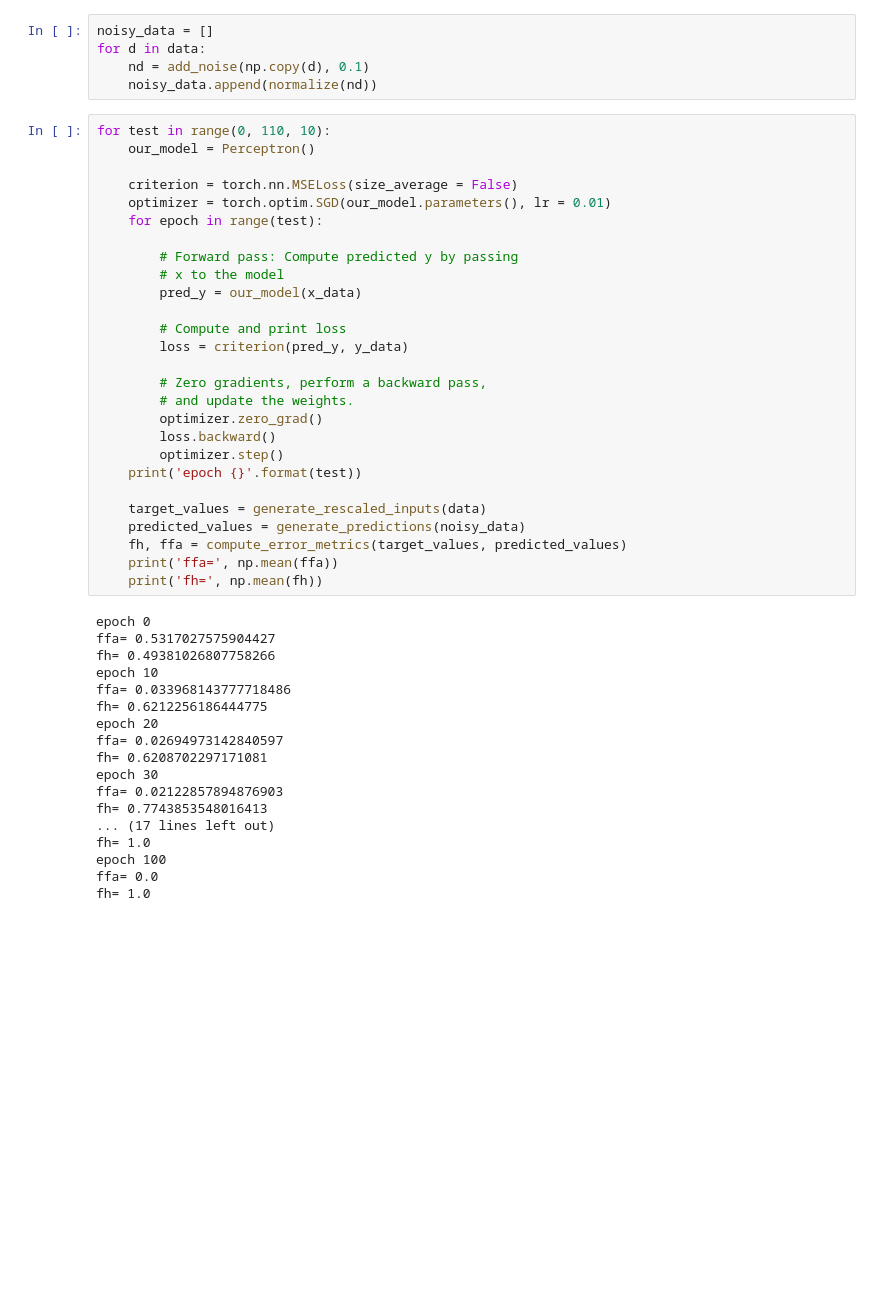
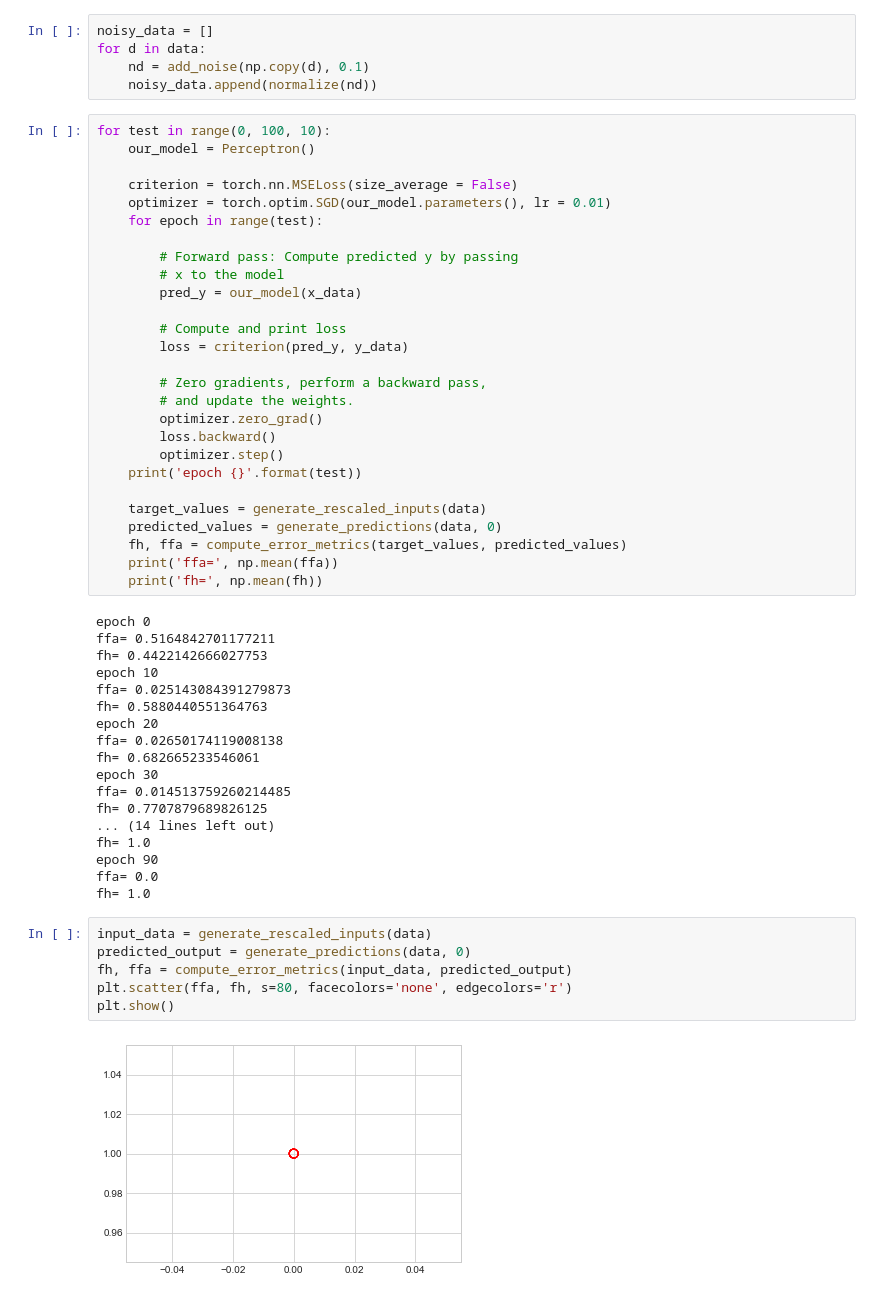
Before and after one commit to shivambang/Neural-Networks, a Jupyter notebook: Perceptron/perceptron.ipynb, the cells around one changed output. Saved outputs shown, nothing was run; the diff lists cells and outputs as text; blank space fills up the shorter version.

```diff
--- a/Perceptron/perceptron.ipynb
+++ b/Perceptron/perceptron.ipynb
@@ -131,7 +142,7 @@ for d in data:
     nd = add_noise(np.copy(d), 0.1)
     noisy_data.append(normalize(nd))
 # %%
-for test in range(0, 110, 10):
+for test in range(0, 100, 10):
     our_model = Perceptron()
 
     criterion = torch.nn.MSELoss(size_average = False)
@@ -153,27 +164,35 @@ for test in range(0, 110, 10):
     print('epoch {}'.format(test))
 
     target_values = generate_rescaled_inputs(data)
-    predicted_values = generate_predictions(noisy_data)
+    predicted_values = generate_predictions(data, 0)
     fh, ffa = compute_error_metrics(target_values, predicted_values)
     print('ffa=', np.mean(ffa))
     print('fh=', np.mean(fh))
 # %% [output]
 epoch 0
-ffa= 0.5317027575904427
-fh= 0.49381026807758266
+ffa= 0.5164842701177211
+fh= 0.4422142666027753
 epoch 10
-ffa= 0.033968143777718486
-fh= 0.6212256186444775
+ffa= 0.025143084391279873
+fh= 0.5880440551364763
 epoch 20
-ffa= 0.02694973142840597
-fh= 0.6208702297171081
+ffa= 0.02650174119008138
+fh= 0.682665233546061
 epoch 30
-ffa= 0.02122857894876903
-fh= 0.7743853548016413
-... (17 lines left out)
+ffa= 0.014513759260214485
+fh= 0.7707879689826125
+... (14 lines left out)
 fh= 1.0
-epoch 100
+epoch 90
 ffa= 0.0
 fh= 1.0
+# %%
+input_data = generate_rescaled_inputs(data)
+predicted_output = generate_predictions(data, 0)
+fh, ffa = compute_error_metrics(input_data, predicted_output)
+plt.scatter(ffa, fh, s=80, facecolors='none', edgecolors='r')
+plt.show()
+# %% [output]
+[figure, added]
 # %%
 err = []
```
Also changed, not shown: parts of 8 cells of this notebook.
